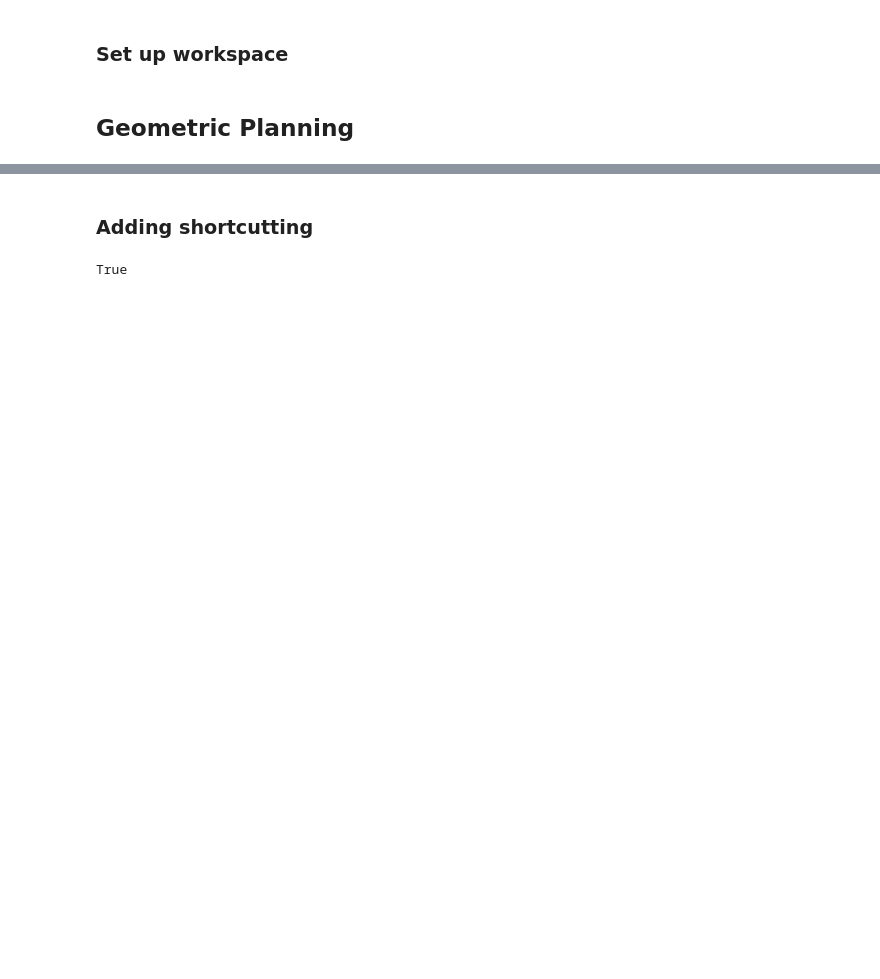
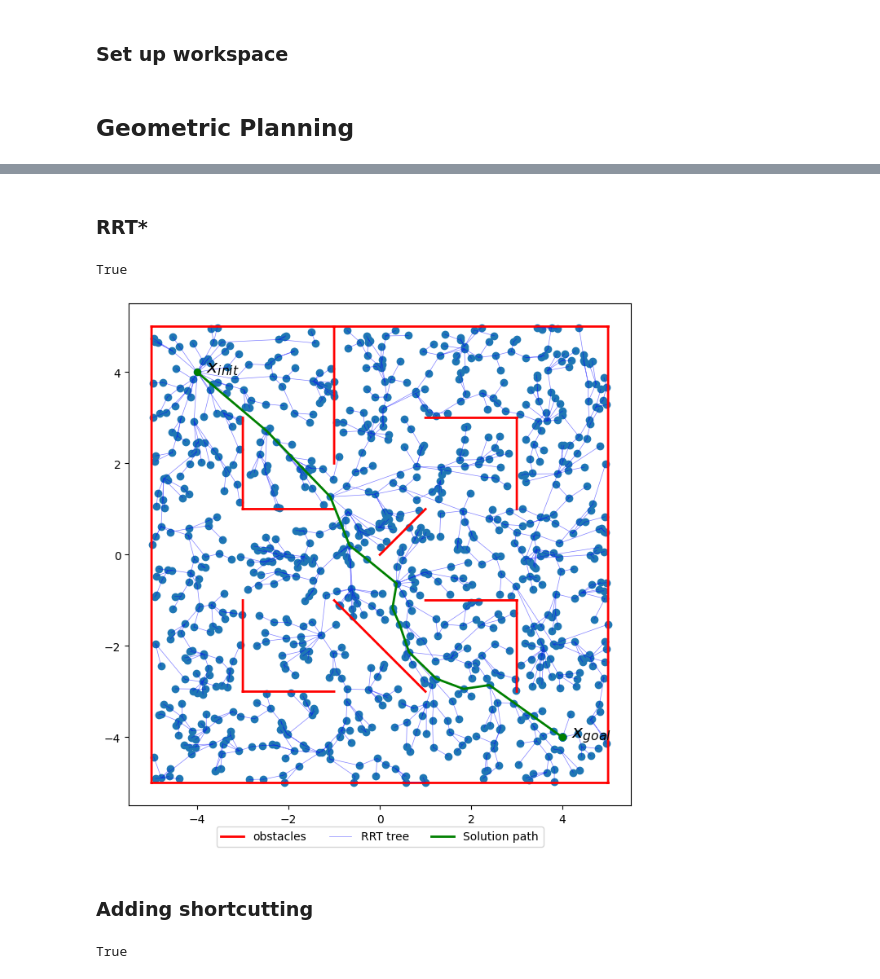
Before and after one commit to pol-francesch/aa274_group31, a Jupyter notebook: AA274A_HW2/sim_rrt.ipynb, the cells around one changed output, grey strips where cells are left out. Drawn from its saved outputs; the diff is of its cells as text; code cells hidden in the pictures; blank space fills up the shorter version.

```diff
--- a/AA274A_HW2/sim_rrt.ipynb
+++ b/AA274A_HW2/sim_rrt.ipynb
@@ -49,3 +47,11 @@ True
+# %% [markdown]
+### RRT*
+# %%
+rrtstar = RRTStar([-5,-5], [5,5], x_init, x_goal, MAZE)
+rrtstar.solve(eps=2.0, max_iters=1000, goal_bias=0.05, search_radius=5.0, plot=True)
+# %% [output]
+True
+[figure, added]
 # %% [markdown]
 ### Adding shortcutting
 # %%
```
Also changed, not shown: parts of 3 cells of this notebook, 3 other files.
